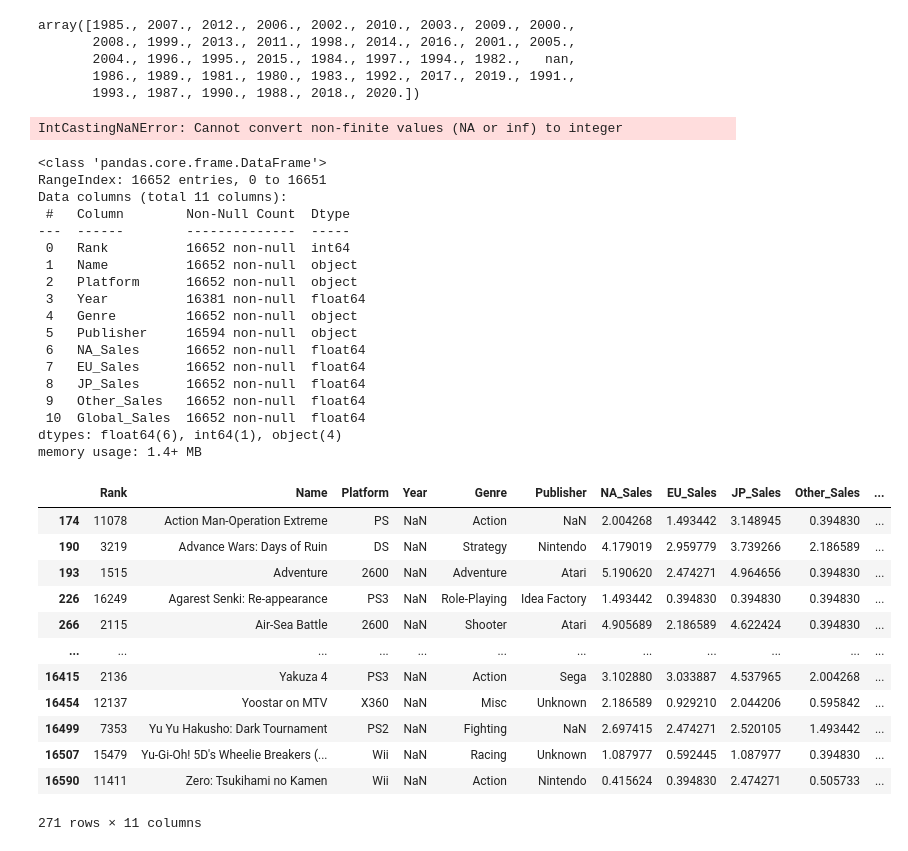
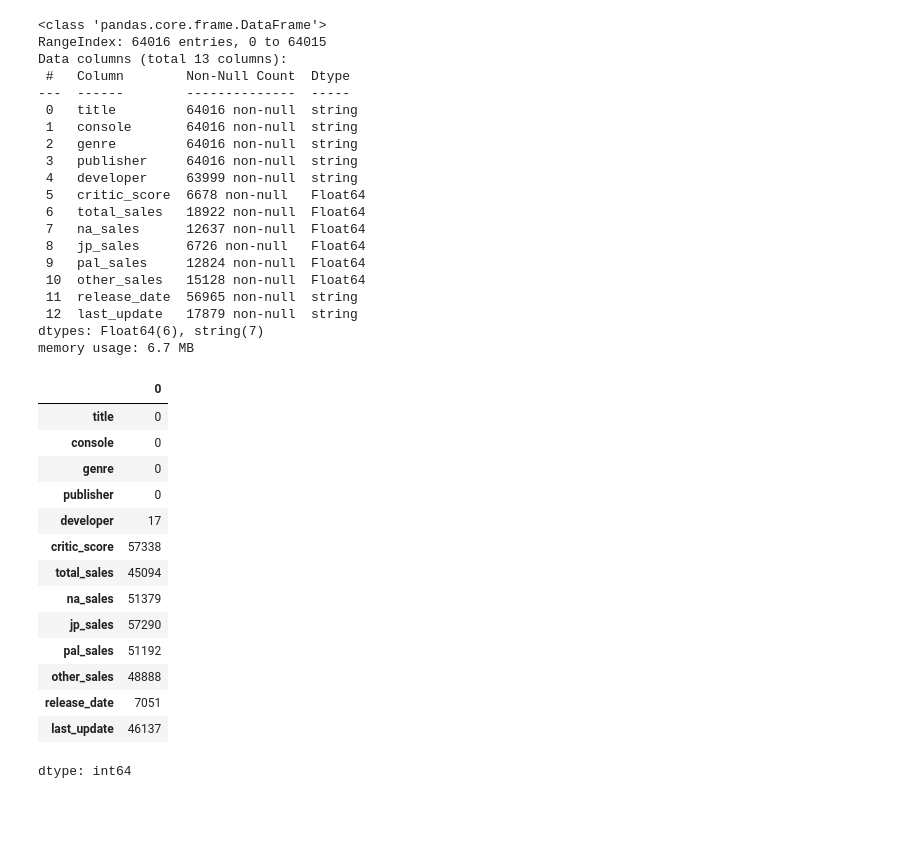
Before and after one commit to nadeemkhanrtm1/video-game-analysis, a Jupyter notebook: video_game_analysis.ipynb, the cells around one changed output. Drawn from its saved outputs; the diff is of its cells as text; code cells hidden in the pictures; blank space fills up the shorter version.

```diff
--- a/video_game_analysis.ipynb
+++ b/video_game_analysis.ipynb
@@ -56,3 +9,5 @@ data
+# %%
+data = pd.read_csv("video-game-analysis.csv")
 # %%
 data.info()
 # %% [output]
@@ -94,0 +35,2 @@ len(type_of_games)
+# %%
+data = data.drop(columns=["img"])
@@ -136,2 +98,2 @@ data.head(50)
 # %%
-data[data["Rank"] <= 10]
+data = data.convert_dtypes()
@@ -180,49 +100,41 @@ data[data["Rank"] <= 10].sort_values(by='Rank')
-# %%
-data['Year'].unique()
-# %% [output]
-array([1985., 2007., 2012., 2006., 2002., 2010., 2003., 2009., 2000.,
-       2008., 1999., 2013., 2011., 1998., 2014., 2016., 2001., 2005.,
-       2004., 1996., 1995., 2015., 1984., 1997., 1994., 1982.,   nan,
-       1986., 1989., 1981., 1980., 1983., 1992., 2017., 2019., 1991.,
-       1993., 1987., 1990., 1988., 2018., 2020.])
-# %%
-data['Year'].astype(dtype="int64")
-# %% [output]
-IntCastingNaNError: Cannot convert non-finite values (NA or inf) to integer
 # %%
 data.info()
 # %% [output]
 <class 'pandas.core.frame.DataFrame'>
-RangeIndex: 16652 entries, 0 to 16651
-Data columns (total 11 columns):
+RangeIndex: 64016 entries, 0 to 64015
+Data columns (total 13 columns):
  #   Column        Non-Null Count  Dtype
 ---  ------        --------------  -----
- 0   Rank          16652 non-null  int64
- 1   Name          16652 non-null  object
- 2   Platform      16652 non-null  object
- 3   Year          16381 non-null  float64
- 4   Genre         16652 non-null  object
- 5   Publisher     16594 non-null  object
- 6   NA_Sales      16652 non-null  float64
- 7   EU_Sales      16652 non-null  float64
- 8   JP_Sales      16652 non-null  float64
- 9   Other_Sales   16652 non-null  float64
- 10  Global_Sales  16652 non-null  float64
-dtypes: float64(6), int64(1), object(4)
-memory usage: 1.4+ MB
+ 0   title         64016 non-null  string
+ 1   console       64016 non-null  string
+ 2   genre         64016 non-null  string
+ 3   publisher     64016 non-null  string
+ 4   developer     63999 non-null  string
+ 5   critic_score  6678 non-null   Float64
+ 6   total_sales   18922 non-null  Float64
+ 7   na_sales      12637 non-null  Float64
+ 8   jp_sales      6726 non-null   Float64
+ 9   pal_sales     12824 non-null  Float64
+ 10  other_sales   15128 non-null  Float64
+ 11  release_date  56965 non-null  string
+ 12  last_update   17879 non-null  string
+dtypes: Float64(6), string(7)
+memory usage: 6.7 MB
 # %%
-data[data['Year'].isna()]
+data.isna().sum()
 # %% [output]
-|  | Rank | Name | Platform | Year | Genre | Publisher | NA_Sales | EU_Sales | JP_Sales | Other_Sales | ... |
-| 174 | 11078 | Action Man-Operation Extreme | PS | NaN | Action | NaN | 2.004268 | 1.493442 | 3.148945 | 0.394830 | ... |
-| 190 | 3219 | Advance Wars: Days of Ruin | DS | NaN | Strategy | Nintendo | 4.179019 | 2.959779 | 3.739266 | 2.186589 | ... |
-| 193 | 1515 | Adventure | 2600 | NaN | Adventure | Atari | 5.190620 | 2.474271 | 4.964656 | 0.394830 | ... |
-| 226 | 16249 | Agarest Senki: Re-appearance | PS3 | NaN | Role-Playing | Idea Factory | 1.493442 | 0.394830 | 0.394830 | 0.394830 | ... |
-| 266 | 2115 | Air-Sea Battle | 2600 | NaN | Shooter | Atari | 4.905689 | 2.186589 | 4.622424 | 0.394830 | ... |
-| ... | ... | ... | ... | ... | ... | ... | ... | ... | ... | ... | ... |
-| 16415 | 2136 | Yakuza 4 | PS3 | NaN | Action | Sega | 3.102880 | 3.033887 | 4.537965 | 2.004268 | ... |
-| 16454 | 12137 | Yoostar on MTV | X360 | NaN | Misc | Unknown | 2.186589 | 0.929210 | 2.044206 | 0.595842 | ... |
-| 16499 | 7353 | Yu Yu Hakusho: Dark Tournament | PS2 | NaN | Fighting | NaN | 2.697415 | 2.474271 | 2.520105 | 1.493442 | ... |
-| 16507 | 15479 | Yu-Gi-Oh! 5D's Wheelie Breakers (... | Wii | NaN | Racing | Unknown | 1.087977 | 0.592445 | 1.087977 | 0.394830 | ... |
-| 16590 | 11411 | Zero: Tsukihami no Kamen | Wii | NaN | Action | Nintendo | 0.415624 | 0.394830 | 2.474271 | 0.505733 | ... |
+|  | 0 |
+| title | 0 |
+| console | 0 |
+| genre | 0 |
+| publisher | 0 |
+| developer | 17 |
+| critic_score | 57338 |
+| total_sales | 45094 |
+| na_sales | 51379 |
+| jp_sales | 57290 |
+| pal_sales | 51192 |
+| other_sales | 48888 |
+| release_date | 7051 |
+| last_update | 46137 |
-271 rows × 11 columns
+dtype: int64
```
Also changed, not shown: parts of 49 cells of this notebook.
